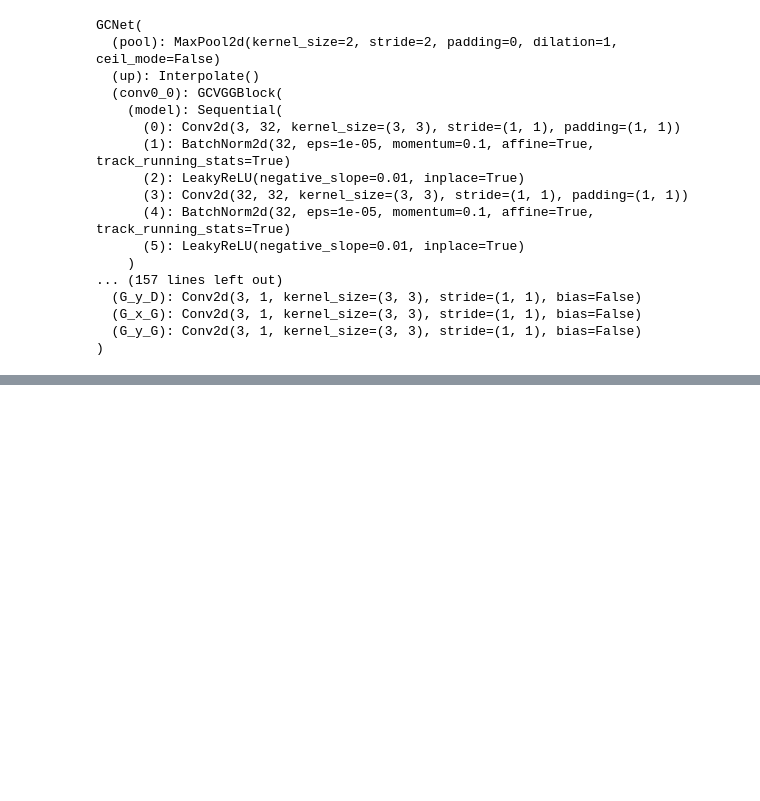
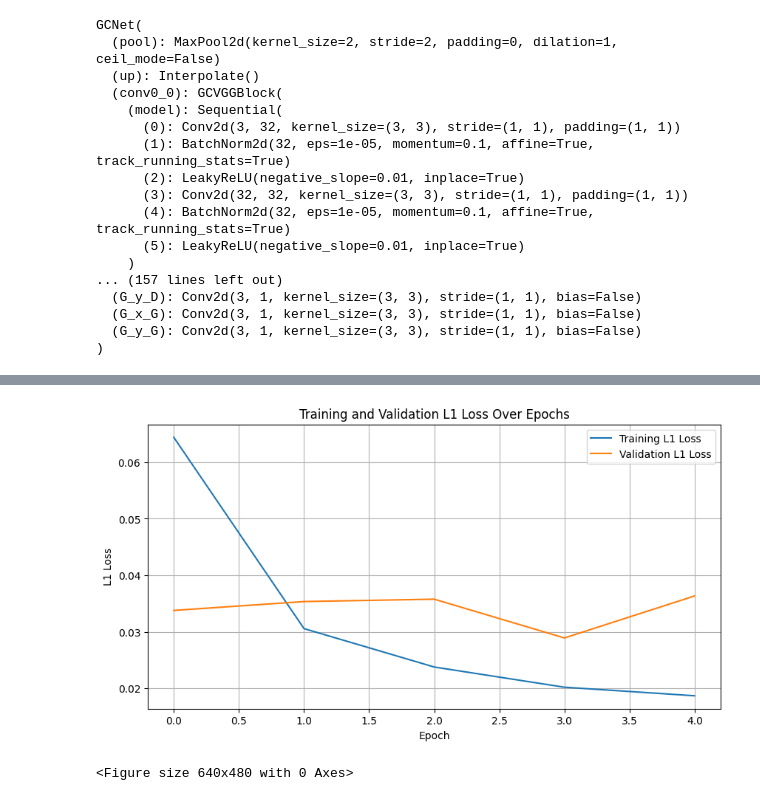
Before and after one commit to GxTeo/Image-Glare-Removal, a Jupyter notebook: notebook/GCNet.ipynb, the cells around one changed output, grey strips where cells are left out. Drawn from its saved outputs; the diff is of its cells as text; code cells hidden in the pictures; blank space fills up the shorter version.

Commit message:
training code

```diff
--- a/notebook/GCNet.ipynb
+++ b/notebook/GCNet.ipynb
@@ -108,17 +117,20 @@ val_dataloader = DataLoader(val_dataset, batch_size=4, shuffle=False)
 # %%
 mse_criterion = MSELoss().to(device)
 l1_criterion = L1Loss().to(device)
-optimizer = Adam(model.parameters(), lr=1e-5)
+optimizer = Adam(model.parameters(), lr=1e-4)
 
 # Training loop
-num_epochs = 10
+num_epochs = 5
 
 # Variable to keep track of the best validation loss
 best_val_loss = float('inf')
 if not os.path.exists('../checkpoint'):
-    os.makedirs(['../checkpoint'])
+    os.makedirs('../checkpoint')
 best_model_path = "../checkpoint/best_model.pth"
 
+# Lists to store losses
+train_l1_losses = []
+val_l1_losses = []
 
 for epoch in range(num_epochs):
     model.train()
@@ -150,10 +162,11 @@ for epoch in range(num_epochs):
         running_l1_loss += l1_loss.item() * glare_images.size(0)
 
         # Update progress bar
-        train_pbar.set_postfix(loss=loss.item())
+        train_pbar.set_postfix(loss=l1_loss.item())
 
     epoch_loss = running_loss / len(train_dataloader.dataset)
     l1_epoch_loss = running_l1_loss / len(train_dataloader.dataset)
+    train_l1_losses.append(l1_epoch_loss)  # Append training L1 loss
     print(f'Epoch [{epoch+1}/{num_epochs}], MSE Loss: {epoch_loss:.4f}, L1 Loss: {l1_epoch_loss}')
 
     # Validation phase with progress bar
@@ -177,6 +190,7 @@ for epoch in range(num_epochs):
             val_pbar.set_postfix(loss=loss.item())
 
     val_loss /= len(val_dataloader.dataset)
+    val_l1_losses.append(val_loss)  # Append validation L1 loss
     print(f'L1 Validation Loss: {val_loss:.4f}')
 
     # Save the model if the validation loss is the best we've seen so far
@@ -204,0 +219,16 @@ L1 Validation Loss: 0.0943
+# %%
+# Plotting the L1 training and validation losses
+plt.figure(figsize=(10, 5))
+plt.plot(train_l1_losses, label='Training L1 Loss')
+plt.plot(val_l1_losses, label='Validation L1 Loss')
+plt.xlabel('Epoch')
+plt.ylabel('L1 Loss')
+plt.title('Training and Validation L1 Loss Over Epochs')
+plt.legend()
+plt.grid(True)
+plt.show()
+
+plt.savefig('training_L1_loss_plot.png')
+# %% [output]
+[figure, added]
+<Figure size 640x480 with 0 Axes>
```
Also changed, not shown: parts of 8 cells of this notebook.
